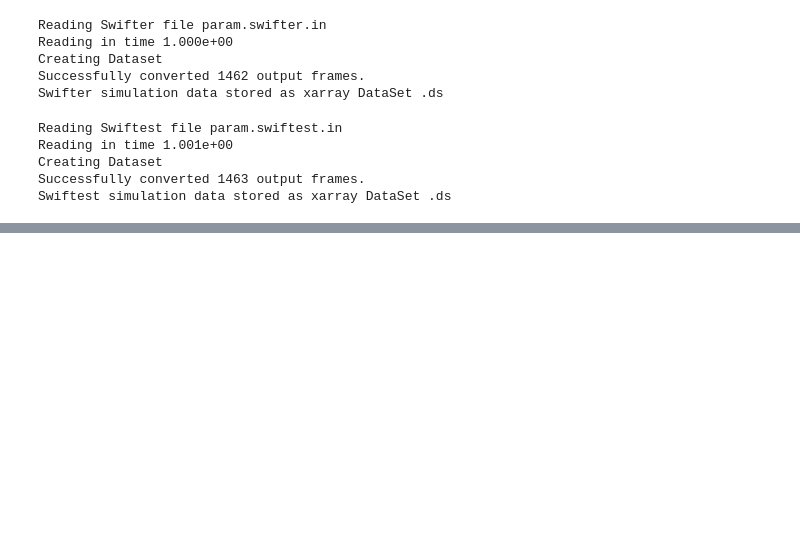
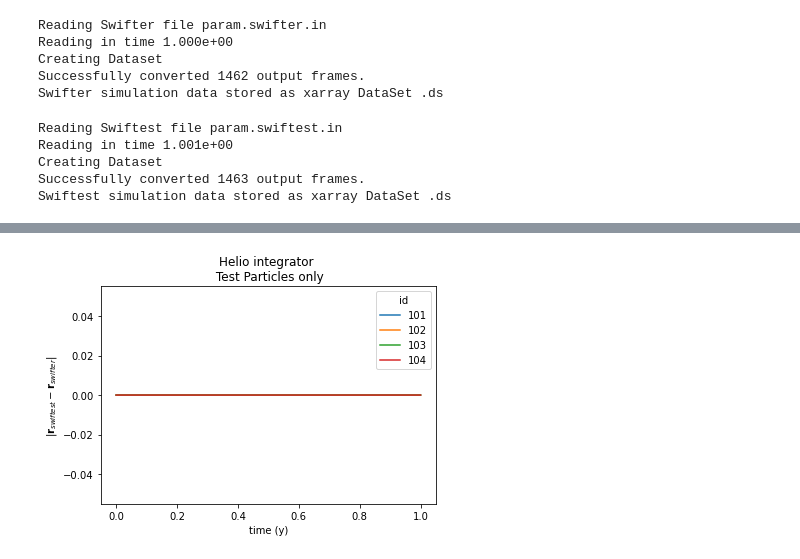
Before and after one commit to MintonGroup/swiftest, a Jupyter notebook: examples/helio_swifter_comparison/swiftest_vs_swifter.ipynb, the cells around one changed output, grey strips where cells are left out. Cells and saved outputs as stored; diff of their text form; code cells hidden in the pictures; blank space fills up the shorter version.

Commit message:
Fixed barycentric velocity problem with test particle drift.

```diff
--- a/examples/helio_swifter_comparison/swiftest_vs_swifter.ipynb
+++ b/examples/helio_swifter_comparison/swiftest_vs_swifter.ipynb
@@ -71,0 +42,8 @@ Data variables:
+# %%
+fig, ax = plt.subplots()
+swiftdiff['dr'].sel(id=tpidx).plot.line(x="time (y)", ax=ax)
+ax.set_ylabel("$|\mathbf{r}_{swiftest} - \mathbf{r}_{swifter}|$")
+ax.set_title("Helio integrator \n Test Particles only")
+fig.savefig("helio_swifter_comparison-tp-rmag.png", facecolor='white', transparent=False, dpi=300)
+# %% [output]
+[figure, added]
```
Also changed, not shown: parts of 10 cells of this notebook, 2 other files.
